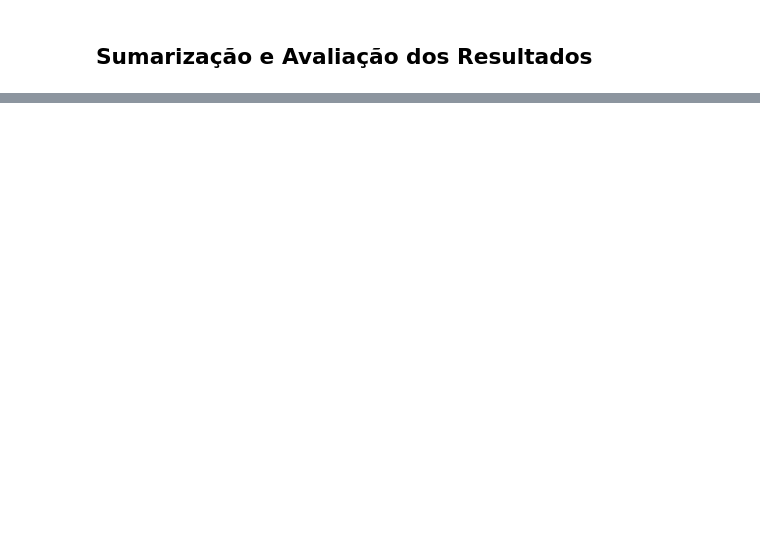
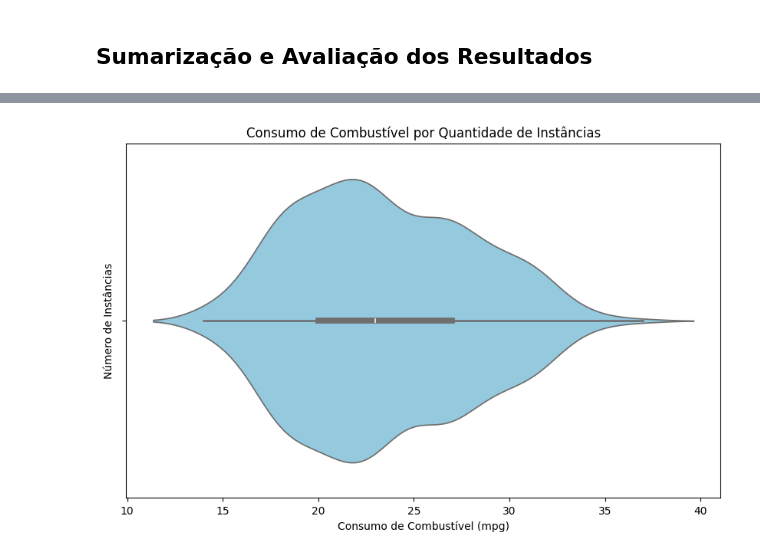
Before and after one commit to PLLima/Car-Fuel-Efficiency-Predictor, a Jupyter notebook: src/model_spot-checking.ipynb, the cells around one changed output, grey strips where cells are left out. Drawn from its saved outputs; the diff is of its cells as text; code cells hidden in the pictures; blank space fills up the shorter version.

```diff
--- a/src/model_spot-checking.ipynb
+++ b/src/model_spot-checking.ipynb
@@ -139,0 +144,8 @@ TypeError: cannot unpack non-iterable numpy.float64 object
+# %%
+pl.plot_violinplot(no_outliers_df,
+                  'combination_mpg',
+                  'Consumo de Combustível por Quantidade de Instâncias',
+                  'Consumo de Combustível (mpg)',
+                  'no_outliers_combination_mpg')
+# %% [output]
+[figure, added]
```
Also changed, not shown: parts of 8 cells of this notebook, 5 other files.
